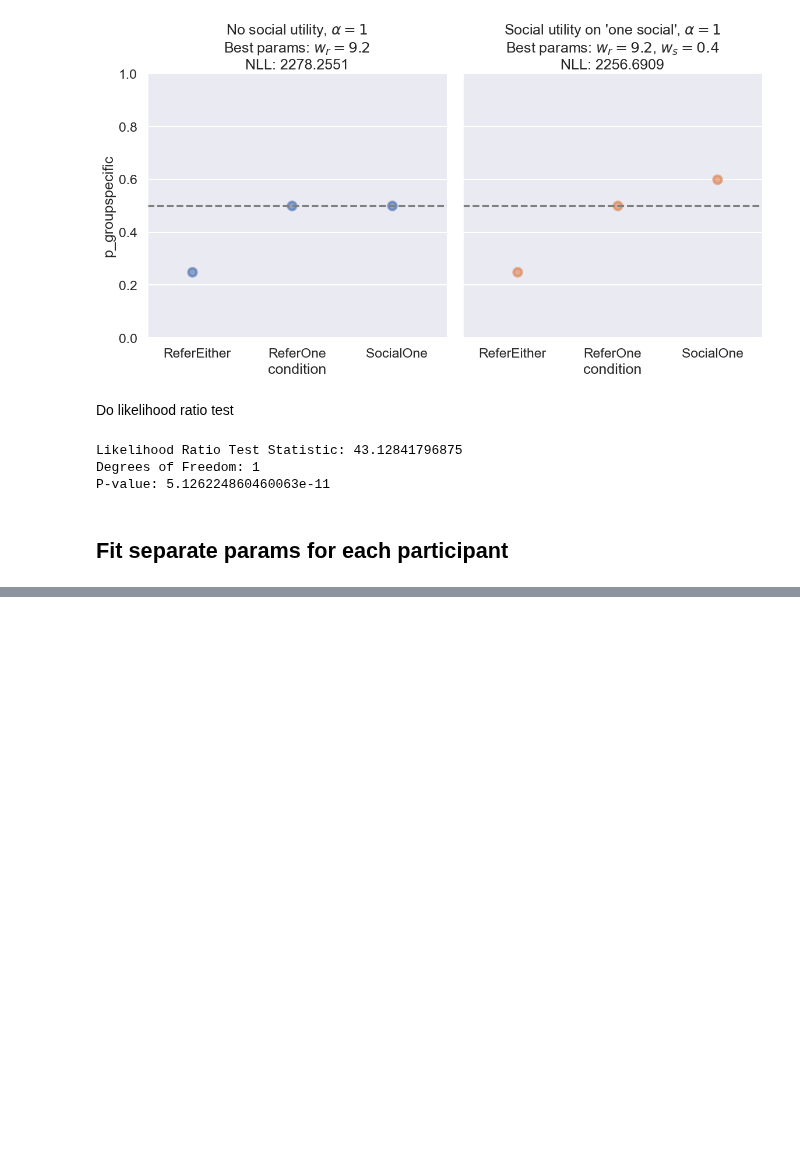
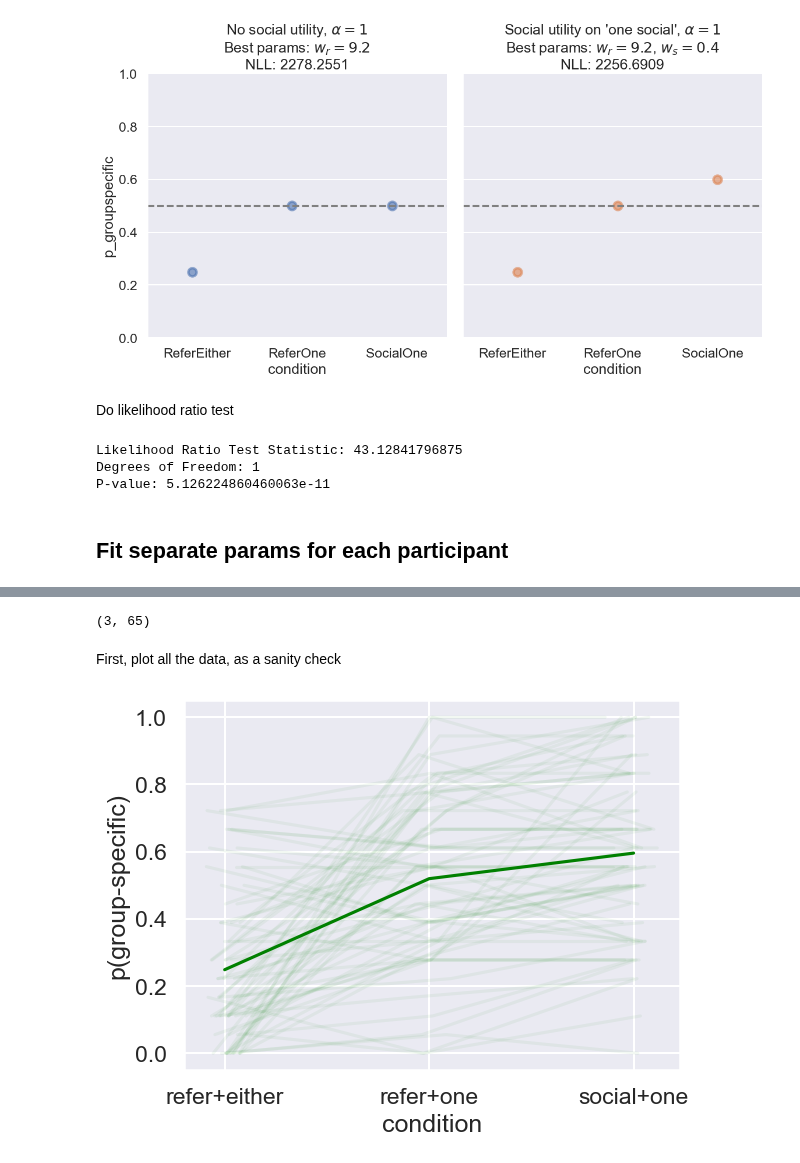
Before and after one commit to aliciamchen/code-switching, a Jupyter notebook: model/shared-unique-3pp-redblue.ipynb, the cells around one changed output, grey strips where cells are left out. Saved outputs shown, nothing was run; the diff lists cells and outputs as text; code cells hidden in the pictures; blank space fills up the shorter version.

```diff
--- a/model/shared-unique-3pp-redblue.ipynb
+++ b/model/shared-unique-3pp-redblue.ipynb
@@ -203,0 +228,21 @@ plt.show()
+# %%
+data_avg.shape
+# %% [output]
+(3, 65)
+# %% [markdown]
+First, plot all the data, as a sanity check
+# %%
+condition_indices = [0, 1, 2]
+fig, ax = plt.subplots()
+for participant_idx in range(data_avg.shape[1]):
+    jitter = np.random.normal(0, 0.05, size=len(condition_indices))
+    ax.plot(condition_indices + jitter, data_avg[:, participant_idx], color="green", alpha=0.05)
+
+means = jnp.nanmean(data_avg, axis=1)
+ax.plot(condition_indices, means, color="green")
+ax.set_xticks(condition_indices, ["refer+either", "refer+one", "social+one"])
+ax.set_ylabel("p(group-specific)")
+ax.set_xlabel("condition")
+plt.show()
+# %% [output]
+[figure, added]
```
Also changed, not shown: parts of 18 cells of this notebook, 1 other file.
